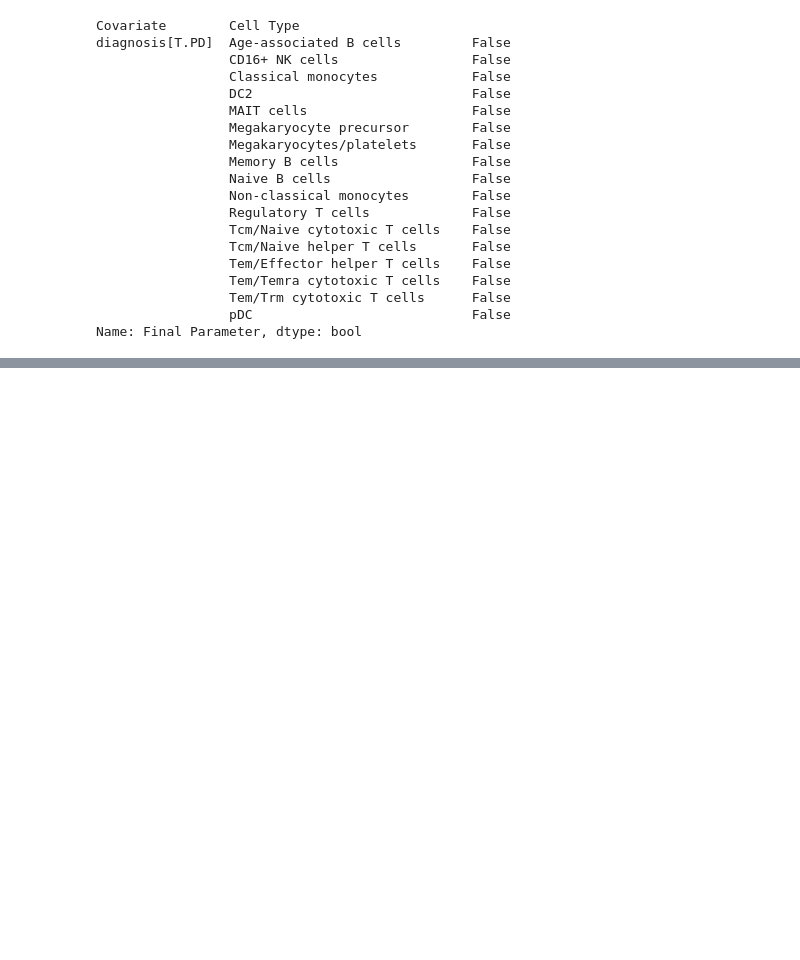
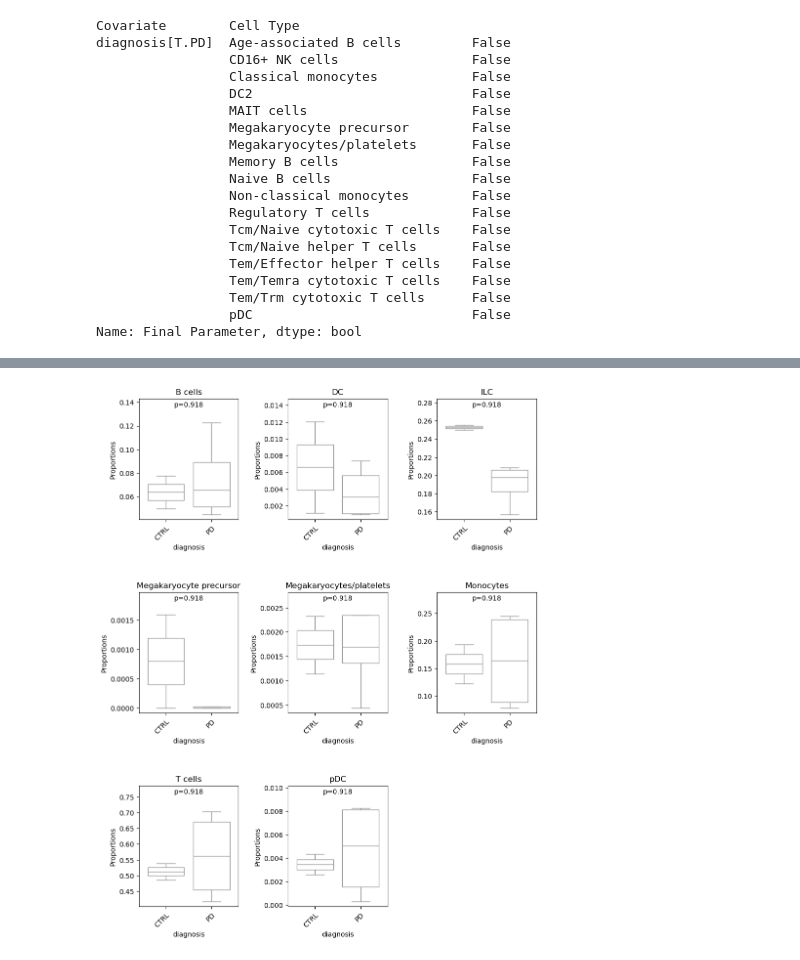
Before and after one commit to zeinabbh/M10, a Jupyter notebook: dataset1_composition.ipynb, the cells around one changed output, grey strips where cells are left out. Cells and saved outputs as stored; diff of their text form; code cells hidden in the pictures; blank space fills up the shorter version.

```diff
--- a/dataset1_composition.ipynb
+++ b/dataset1_composition.ipynb
@@ -488,0 +696,4 @@ sccoda_model.set_fdr(sccoda_data, 0.05)
+# %%
+out = scanpro(adata, samples_col='sample', clusters_col='celltypist_cell_label_coarse', conds_col='diagnosis') # default transformation is logit (can also specify transformation='arcsin')
+
+out.results
@@ -488,0 +724,4 @@ sccoda_model.set_fdr(sccoda_data, 0.05)
+# %%
+out.plot(kind='boxplot')
+# %% [output]
+[figure, added]
```
Also changed, not shown: parts of 8 cells of this notebook, 9 other files.
